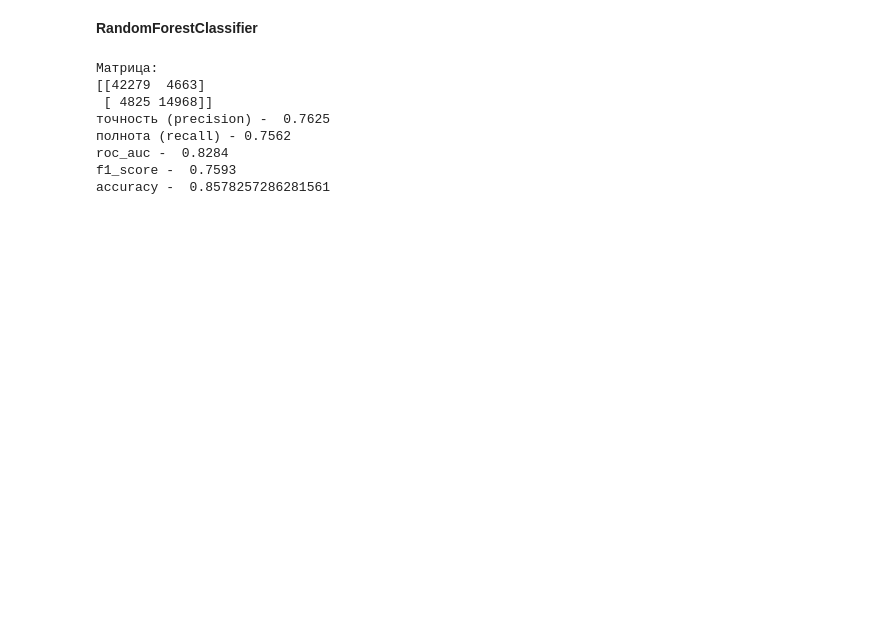
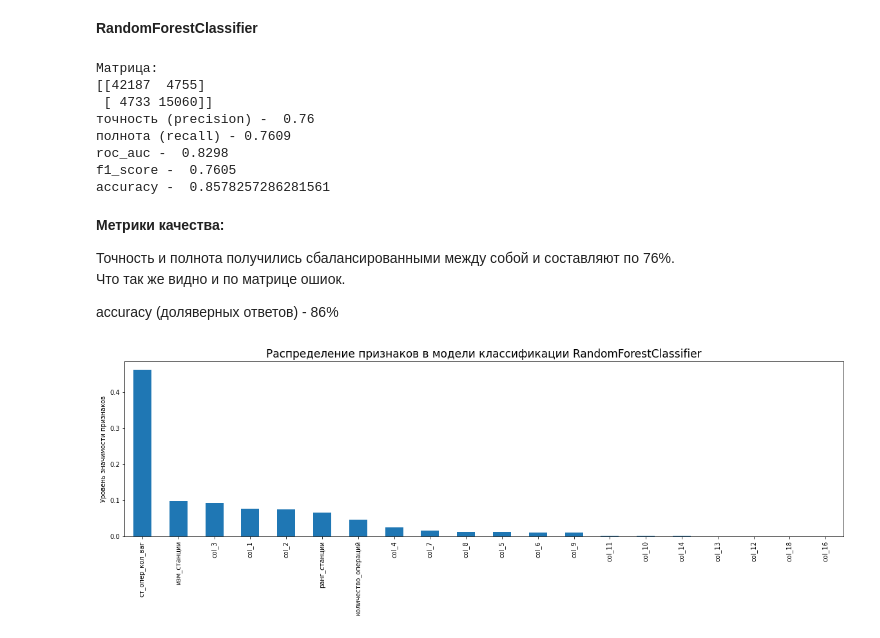
Before and after one commit to NataliaKolesnik/Intergalactic_hackathon, a Jupyter notebook: 3_RZD_predictions.ipynb, the cells around one changed output. Saved outputs shown, nothing was run; the diff lists cells and outputs as text; code cells hidden in the pictures; blank space fills up the shorter version.

```diff
--- a/3_RZD_predictions.ipynb
+++ b/3_RZD_predictions.ipynb
@@ -129,14 +142,14 @@ X_train, X_valid, Y_train, Y_valid = train_test_split(X_train,Y_train, test_size
 # %%
-clf_RFC = RandomForestClassifier(n_estimators=10, random_state=RANDOM_STATE)
+clf_RFC = RandomForestClassifier(n_estimators=15, random_state=RANDOM_STATE)
 clf_RFC = clf_RFC.fit(X_train, Y_train)
 Y_pred = clf_RFC.predict(X_test)
 metrics(Y_test, Y_pred)
 # %% [output]
 Матрица:
-[[42279  4663]
- [ 4825 14968]]
-точность (precision) -  0.7625
-полнота (recall) - 0.7562
-roc_auc -  0.8284
-f1_score -  0.7593
+[[42187  4755]
+ [ 4733 15060]]
+точность (precision) -  0.76
+полнота (recall) - 0.7609
+roc_auc -  0.8298
+f1_score -  0.7605
 accuracy -  0.8578257286281561
@@ -144,0 +156,18 @@ clf_RFC.n_features_in
+# %% [markdown]
+**Метрики качества:**
+
+Точность и полнота получились сбалансированными между собой и составляют по 76%.
+Что так же видно и по матрице ошиок.
+
+accuracy (доляверных ответов) - 86%
+# %%
+RF_feaches = pd.Series(clf_RFC.feature_importances_)
+RF_feaches.index = X.columns
+RF_feaches = RF_feaches.sort_values(ascending=False)
+
+RF_feaches[:i].plot.bar(figsize=(20,5))
+plt.ylabel('Уровень значимости признаков')
+plt.title('Распределение признаков в модели классификации RandomForestClassifier', fontsize = 17)
+plt.show()
+# %% [output]
+[figure, added]
```
Also changed, not shown: parts of 21 cells of this notebook.
